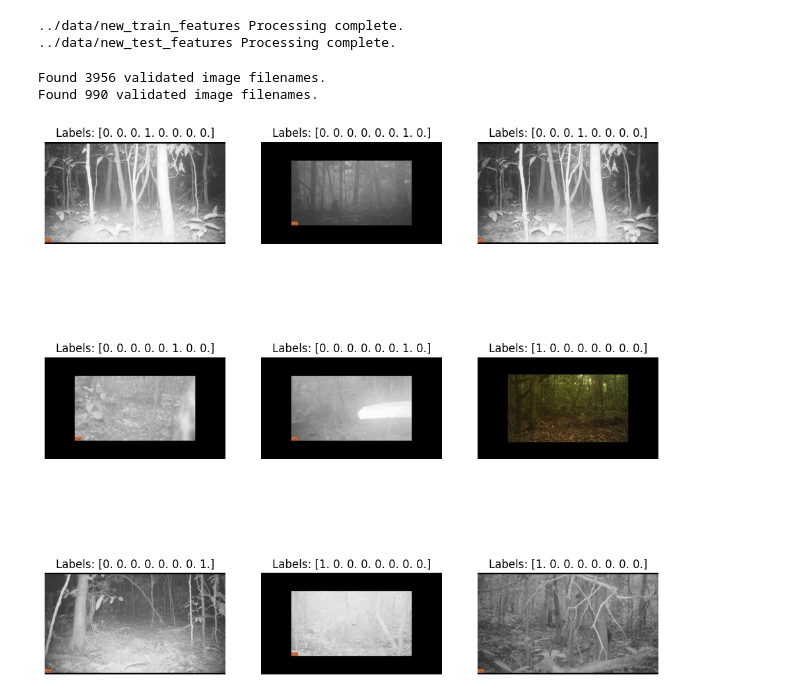
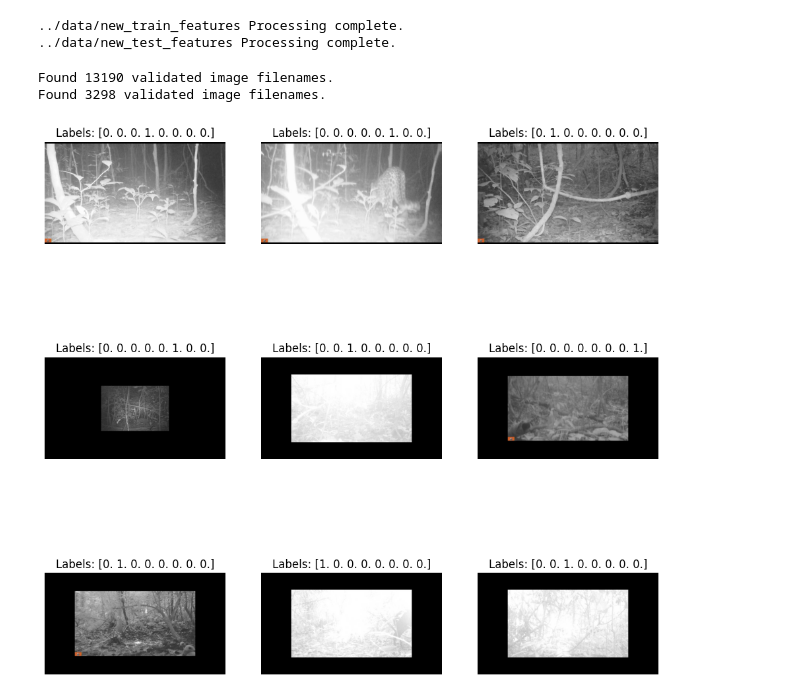
Before and after one commit to dominikhoeing/ds-capstone-project, a Jupyter notebook: notebooks/EDATetyana.ipynb, the cells around one changed output. Saved outputs shown, nothing was run; the diff lists cells and outputs as text; code cells hidden in the pictures.

```diff
--- a/notebooks/EDATetyana.ipynb
+++ b/notebooks/EDATetyana.ipynb
@@ -111,7 +112,7 @@ batch_size = 32
 # Load labels from CSV
 df = pd.read_csv(labels_file)
 
-frac = 0.3
+frac = 1.0
 
 df = df.sample(frac=frac, random_state=1)
 
@@ -130,35 +131,35 @@ train_generator = datagen.flow_from_dataframe(
     directory=None,
     x_col='id',
     y_col=train_df.columns[1:],  # All columns except 'ID' are labels
     target_size=(img_height, img_width),
     batch_size=batch_size,
     class_mode='raw'
 )
 # Create the validation generator
 val_generator = datagen.flow_from_dataframe(
     dataframe=val_df,
     directory=None,
     x_col='id',
     y_col=val_df.columns[1:],
     target_size=(img_height, img_width),
     batch_size=batch_size,
     class_mode='raw'
 )
 
 
 
 # Example: Display a batch of images and labels
 images, labels = next(train_generator)  # Get a batch of images and labels
 plt.figure(figsize=(12, 12))
 for i in range(9):  # Display first 9 images
     plt.subplot(3, 3, i + 1)
     plt.imshow(images[i])
     plt.title(f"Labels: {labels[i]}")
     plt.axis('off')
 plt.show()
 # %% [output]
-Found 3956 validated image filenames.
-Found 990 validated image filenames.
+Found 13190 validated image filenames.
+Found 3298 validated image filenames.
-[figure, old version]
+[figure, new version]
 # %%
 """model = Sequential([
```
Also changed, not shown: parts of 4 cells of this notebook, 2 other files.
